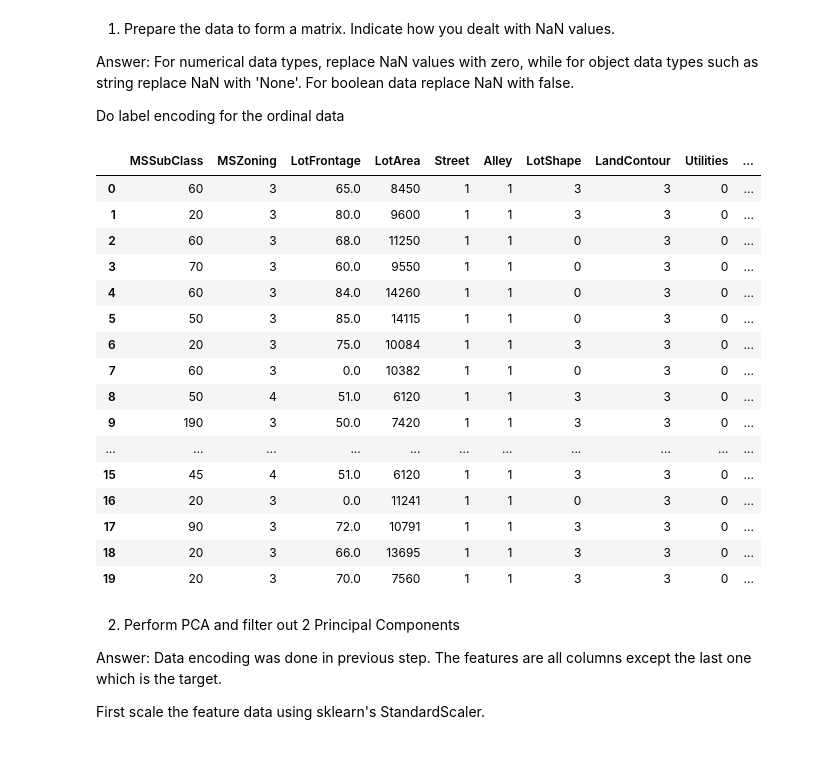
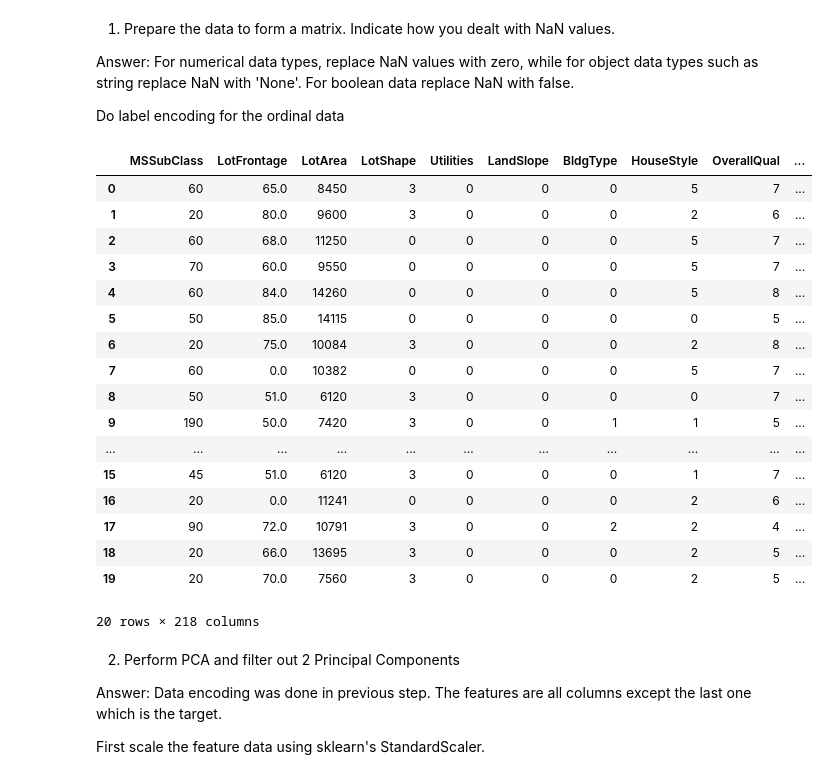
Before and after one commit to ics-projects/ML-Lab2-Clone, a Jupyter notebook: group_task_2.ipynb, the cells around one changed output. Saved outputs shown, nothing was run; the diff lists cells and outputs as text; code cells hidden in the pictures.

```diff
--- a/group_task_2.ipynb
+++ b/group_task_2.ipynb
@@ -20,40 +21,54 @@ Saving train_data.csv to train_data.csv
 # %%
 data = pd.read_csv("train_data.csv")
 
 # Remove Id Column
 data = data.drop([data.columns[0]], axis=1)
 
 # Remove NaN from empty cells
 # Label Encode categorical data
 for column in data:
     if data.loc[:, column].dtype == 'int64' or data.loc[:, column].dtype == 'float64':
         data.loc[:, column].fillna(0, inplace=True)
     elif data.loc[:, column].dtype == 'object':
         data.loc[:, column].fillna('None', inplace=True)
         data.loc[:, column] = data.loc[:, column].astype('category')
         data.loc[:, column] = data.loc[:, column].cat.codes
     elif data.loc[:, column].dtype == 'bool':
         data.loc[:, column].fillna(False, inplace=True)
 
+# Nominal Encoding
+nominal = ['MSZoning', 'Street', 'Alley', 'LandContour', 'LotConfig',
+           'Neighborhood', 'Condition1', 'Condition2', 'RoofStyle', 'RoofMatl',
+           'Exterior1st', 'Exterior2nd', 'MasVnrType', 'Foundation', 'Heating',
+           'CentralAir', 'Electrical', 'GarageType', 'PavedDrive',
+           'MiscFeature', 'SaleType', 'SaleCondition']
+
+
+for feature in nominal:
+  dummy_df = pd.get_dummies(data[feature], prefix=feature)
+  data = pd.concat([data, dummy_df], axis=1)
+  data.drop(feature, axis=1, inplace=True)
+
 data.head(20)
 # %% [output]
-|  | MSSubClass | MSZoning | LotFrontage | LotArea | Street | Alley | LotShape | LandContour | Utilities | ... |
-| 0 | 60 | 3 | 65.0 | 8450 | 1 | 1 | 3 | 3 | 0 | ... |
-| 1 | 20 | 3 | 80.0 | 9600 | 1 | 1 | 3 | 3 | 0 | ... |
-| 2 | 60 | 3 | 68.0 | 11250 | 1 | 1 | 0 | 3 | 0 | ... |
-| 3 | 70 | 3 | 60.0 | 9550 | 1 | 1 | 0 | 3 | 0 | ... |
-| 4 | 60 | 3 | 84.0 | 14260 | 1 | 1 | 0 | 3 | 0 | ... |
-| 5 | 50 | 3 | 85.0 | 14115 | 1 | 1 | 0 | 3 | 0 | ... |
-| 6 | 20 | 3 | 75.0 | 10084 | 1 | 1 | 3 | 3 | 0 | ... |
-| 7 | 60 | 3 | 0.0 | 10382 | 1 | 1 | 0 | 3 | 0 | ... |
-| 8 | 50 | 4 | 51.0 | 6120 | 1 | 1 | 3 | 3 | 0 | ... |
-| 9 | 190 | 3 | 50.0 | 7420 | 1 | 1 | 3 | 3 | 0 | ... |
+|  | MSSubClass | LotFrontage | LotArea | LotShape | Utilities | LandSlope | BldgType | HouseStyle | OverallQual | ... |
+| 0 | 60 | 65.0 | 8450 | 3 | 0 | 0 | 0 | 5 | 7 | ... |
+| 1 | 20 | 80.0 | 9600 | 3 | 0 | 0 | 0 | 2 | 6 | ... |
+| 2 | 60 | 68.0 | 11250 | 0 | 0 | 0 | 0 | 5 | 7 | ... |
+| 3 | 70 | 60.0 | 9550 | 0 | 0 | 0 | 0 | 5 | 7 | ... |
+| 4 | 60 | 84.0 | 14260 | 0 | 0 | 0 | 0 | 5 | 8 | ... |
+| 5 | 50 | 85.0 | 14115 | 0 | 0 | 0 | 0 | 0 | 5 | ... |
+| 6 | 20 | 75.0 | 10084 | 3 | 0 | 0 | 0 | 2 | 8 | ... |
+| 7 | 60 | 0.0 | 10382 | 0 | 0 | 0 | 0 | 5 | 7 | ... |
+| 8 | 50 | 51.0 | 6120 | 3 | 0 | 0 | 0 | 0 | 7 | ... |
+| 9 | 190 | 50.0 | 7420 | 3 | 0 | 0 | 1 | 1 | 5 | ... |
 | ... | ... | ... | ... | ... | ... | ... | ... | ... | ... | ... |
-| 15 | 45 | 4 | 51.0 | 6120 | 1 | 1 | 3 | 3 | 0 | ... |
-| 16 | 20 | 3 | 0.0 | 11241 | 1 | 1 | 0 | 3 | 0 | ... |
-| 17 | 90 | 3 | 72.0 | 10791 | 1 | 1 | 3 | 3 | 0 | ... |
-| 18 | 20 | 3 | 66.0 | 13695 | 1 | 1 | 3 | 3 | 0 | ... |
-| 19 | 20 | 3 | 70.0 | 7560 | 1 | 1 | 3 | 3 | 0 | ... |
+| 15 | 45 | 51.0 | 6120 | 3 | 0 | 0 | 0 | 1 | 7 | ... |
+| 16 | 20 | 0.0 | 11241 | 0 | 0 | 0 | 0 | 2 | 6 | ... |
+| 17 | 90 | 72.0 | 10791 | 3 | 0 | 0 | 2 | 2 | 4 | ... |
+| 18 | 20 | 66.0 | 13695 | 3 | 0 | 0 | 0 | 2 | 5 | ... |
+| 19 | 20 | 70.0 | 7560 | 3 | 0 | 0 | 0 | 2 | 5 | ... |
+20 rows × 218 columns
 # %% [markdown]
 2. Perform PCA and filter out 2 Principal Components
 
```
Also changed, not shown: parts of 10 cells of this notebook.
